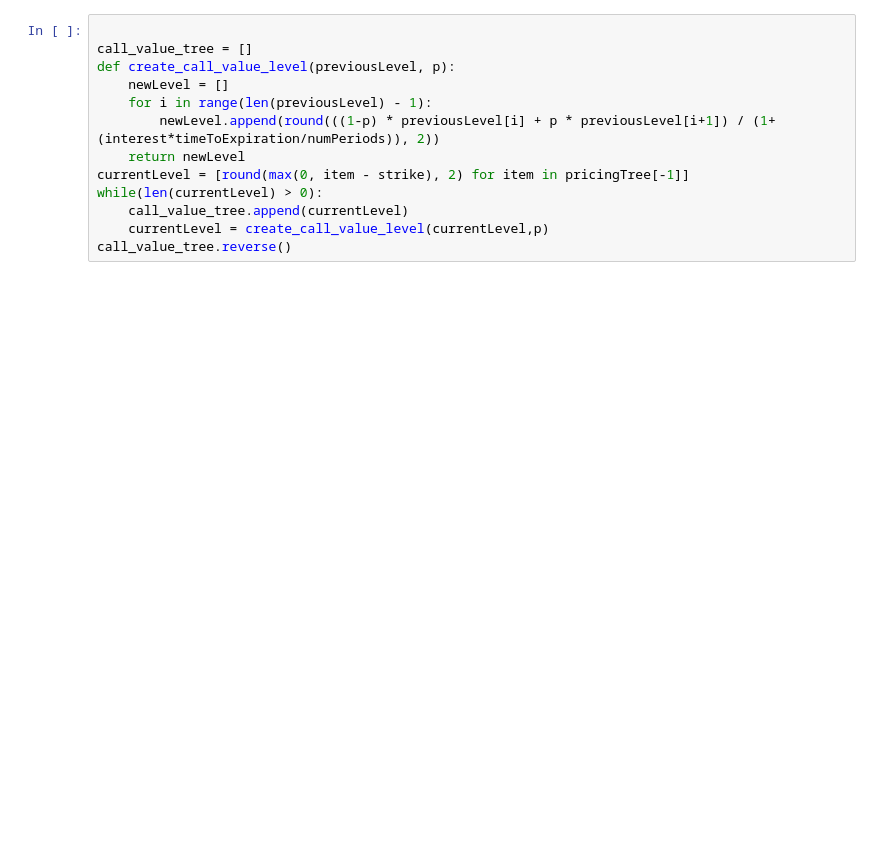
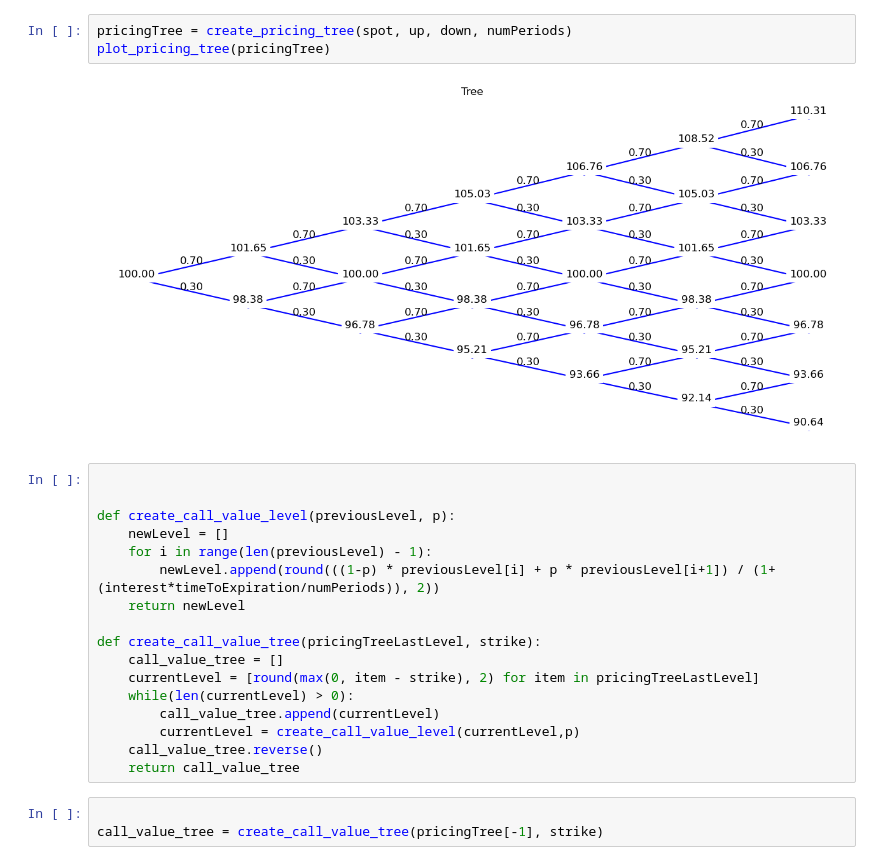
Before and after one commit to JamesRv21/Binomial-Options-Pricing-Model, a Jupyter notebook: binomialTree.ipynb, the cells around one changed output. Cells and saved outputs as stored; diff of their text form; blank space fills up the shorter version.

```diff
--- a/binomialTree.ipynb
+++ b/binomialTree.ipynb
@@ -63,14 +62,26 @@ for i in range(depth):
+# %%
+pricingTree = create_pricing_tree(spot, up, down, numPeriods)
+plot_pricing_tree(pricingTree)
+# %% [output]
+[figure, added]
 # %%
 
-call_value_tree = []
+
 def create_call_value_level(previousLevel, p):
     newLevel = []
     for i in range(len(previousLevel) - 1):
         newLevel.append(round(((1-p) * previousLevel[i] + p * previousLevel[i+1]) / (1+(interest*timeToExpiration/numPeriods)), 2))
     return newLevel
-currentLevel = [round(max(0, item - strike), 2) for item in pricingTree[-1]]
-while(len(currentLevel) > 0):
-    call_value_tree.append(currentLevel)
-    currentLevel = create_call_value_level(currentLevel,p)
-call_value_tree.reverse()
+
+def create_call_value_tree(pricingTreeLastLevel, strike):
+    call_value_tree = []
+    currentLevel = [round(max(0, item - strike), 2) for item in pricingTreeLastLevel]
+    while(len(currentLevel) > 0):
+        call_value_tree.append(currentLevel)
+        currentLevel = create_call_value_level(currentLevel,p)
+    call_value_tree.reverse()
+    return call_value_tree
+# %%
+
+call_value_tree = create_call_value_tree(pricingTree[-1], strike)
 # %%
```
Also changed, not shown: parts of 10 cells of this notebook.
